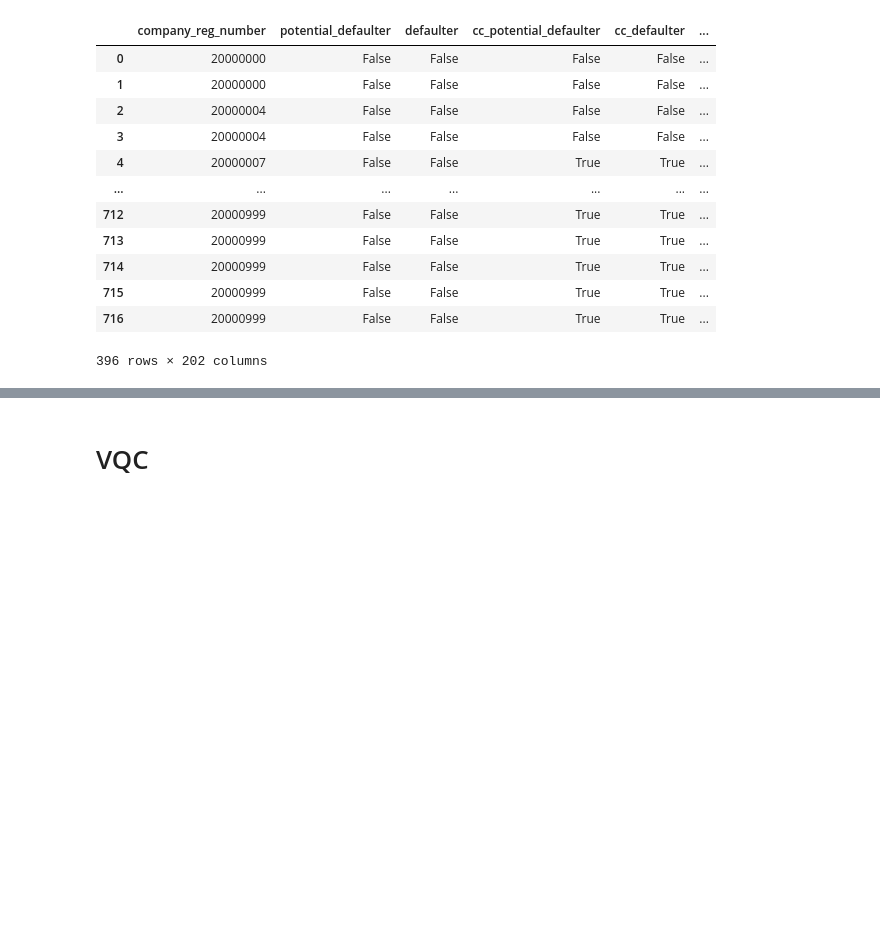
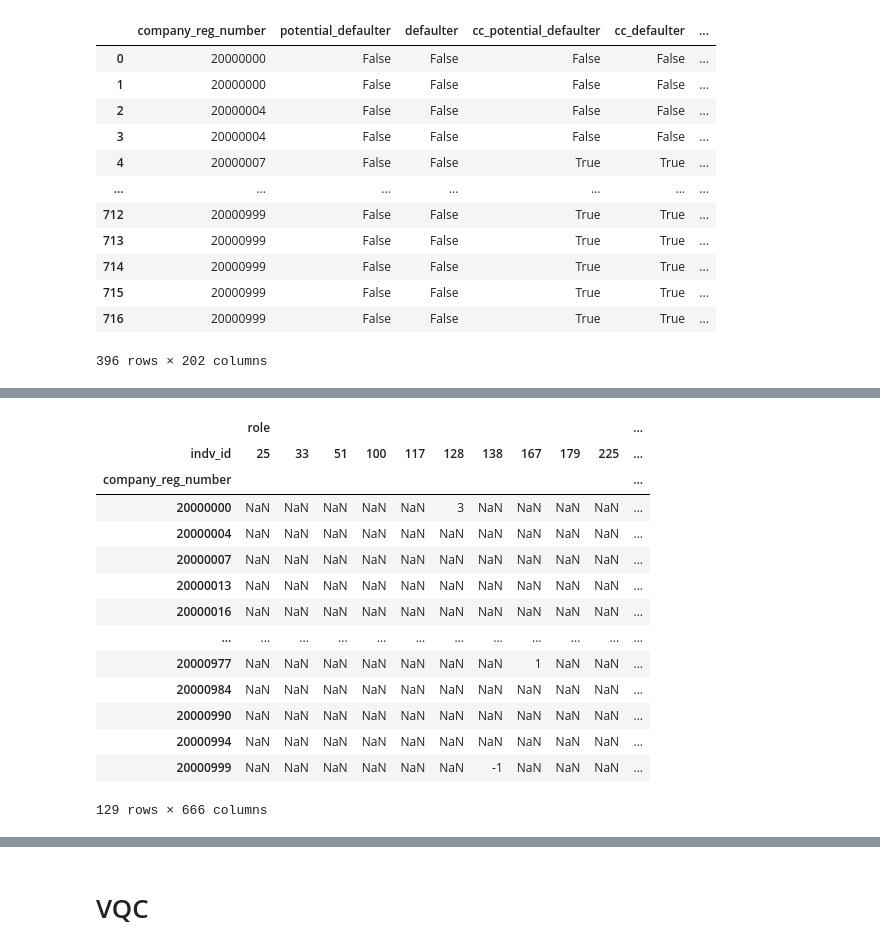
Before and after one commit to floatn/QML-for-finance, a Jupyter notebook: qml_code.ipynb, the cells around one changed output, grey strips where cells are left out. Saved outputs shown, nothing was run; the diff lists cells and outputs as text; code cells hidden in the pictures; blank space fills up the shorter version.

```diff
--- a/qml_code.ipynb
+++ b/qml_code.ipynb
@@ -1846,0 +2036,5 @@ tmp_acc_df.bfill(axis=1)[['current_account_number_2', 'current_account_number_3'
+# %%
+role = 1 * cs5_df['current_employee_at_company'].replace([1, 0], [0, -1]) + \
+1 * cs5_df['officer'] + \
+2 * cs5_df['ubo']
+role
@@ -1846,0 +2054,23 @@ tmp_acc_df.bfill(axis=1)[['current_account_number_2', 'current_account_number_3'
+# %%
+cs5_df['role'] = role
+cs5_df['percent_owned'] = perc_tmp.apply(lambda x: x[0].get(x['indv_id'], 0), axis=1)
+# %%
+cs5_df[['company_reg_number', 'indv_id', 'role', 'percent_owned', 'appointment', 'termination']].\
+pivot(index='company_reg_number', columns='indv_id', values=['role', 'percent_owned'])#, 'appointment', 'termination'])#, 'termination'])
+#cs5_df
+# %% [output]
+|  | role |  |  |  |  |  |  |  |  |  | ... |
+| indv_id | 25 | 33 | 51 | 100 | 117 | 128 | 138 | 167 | 179 | 225 | ... |
+| company_reg_number |  |  |  |  |  |  |  |  |  |  | ... |
+| 20000000 | NaN | NaN | NaN | NaN | NaN | 3 | NaN | NaN | NaN | NaN | ... |
+| 20000004 | NaN | NaN | NaN | NaN | NaN | NaN | NaN | NaN | NaN | NaN | ... |
+| 20000007 | NaN | NaN | NaN | NaN | NaN | NaN | NaN | NaN | NaN | NaN | ... |
+| 20000013 | NaN | NaN | NaN | NaN | NaN | NaN | NaN | NaN | NaN | NaN | ... |
+| 20000016 | NaN | NaN | NaN | NaN | NaN | NaN | NaN | NaN | NaN | NaN | ... |
+| ... | ... | ... | ... | ... | ... | ... | ... | ... | ... | ... | ... |
+| 20000977 | NaN | NaN | NaN | NaN | NaN | NaN | NaN | 1 | NaN | NaN | ... |
+| 20000984 | NaN | NaN | NaN | NaN | NaN | NaN | NaN | NaN | NaN | NaN | ... |
+| 20000990 | NaN | NaN | NaN | NaN | NaN | NaN | NaN | NaN | NaN | NaN | ... |
+| 20000994 | NaN | NaN | NaN | NaN | NaN | NaN | NaN | NaN | NaN | NaN | ... |
+| 20000999 | NaN | NaN | NaN | NaN | NaN | NaN | -1 | NaN | NaN | NaN | ... |
+129 rows × 666 columns
```
Also changed, not shown: parts of 33 cells of this notebook.
